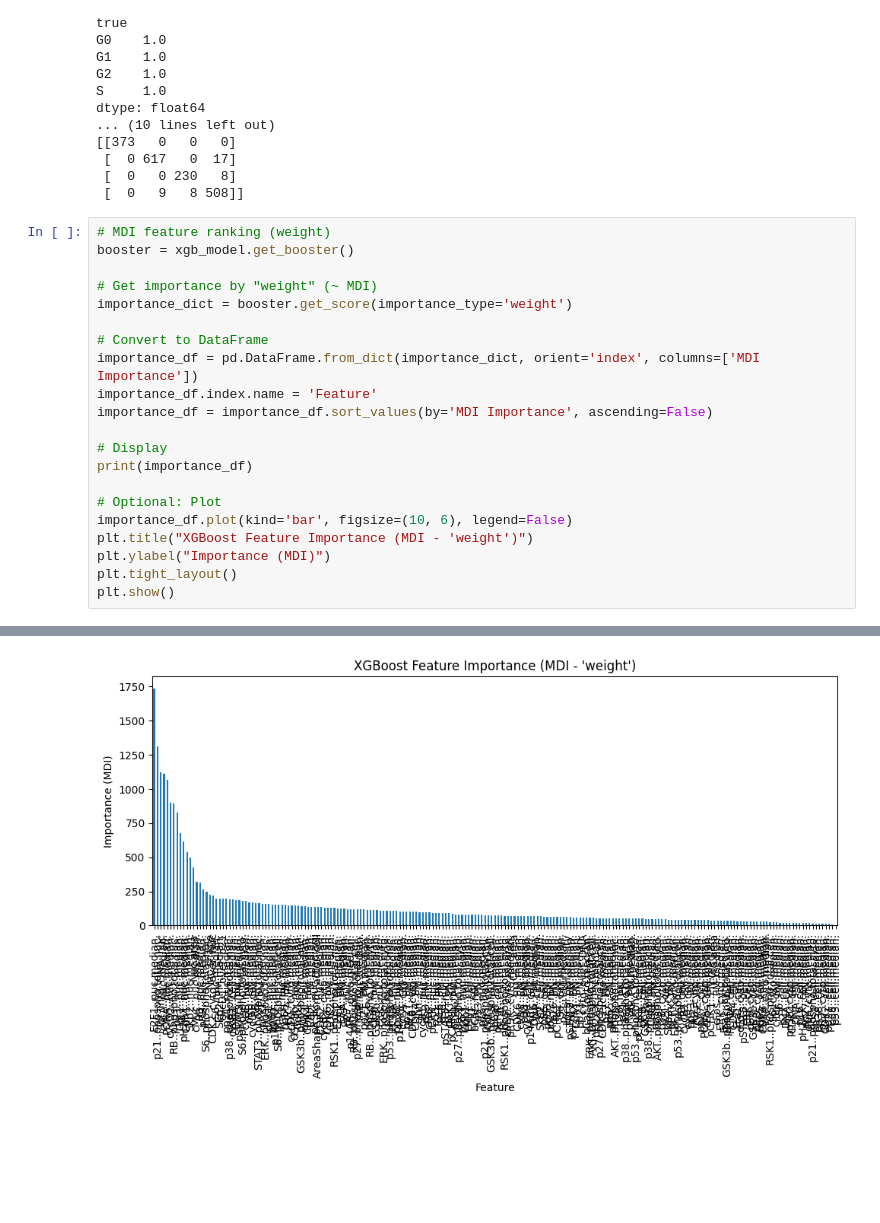
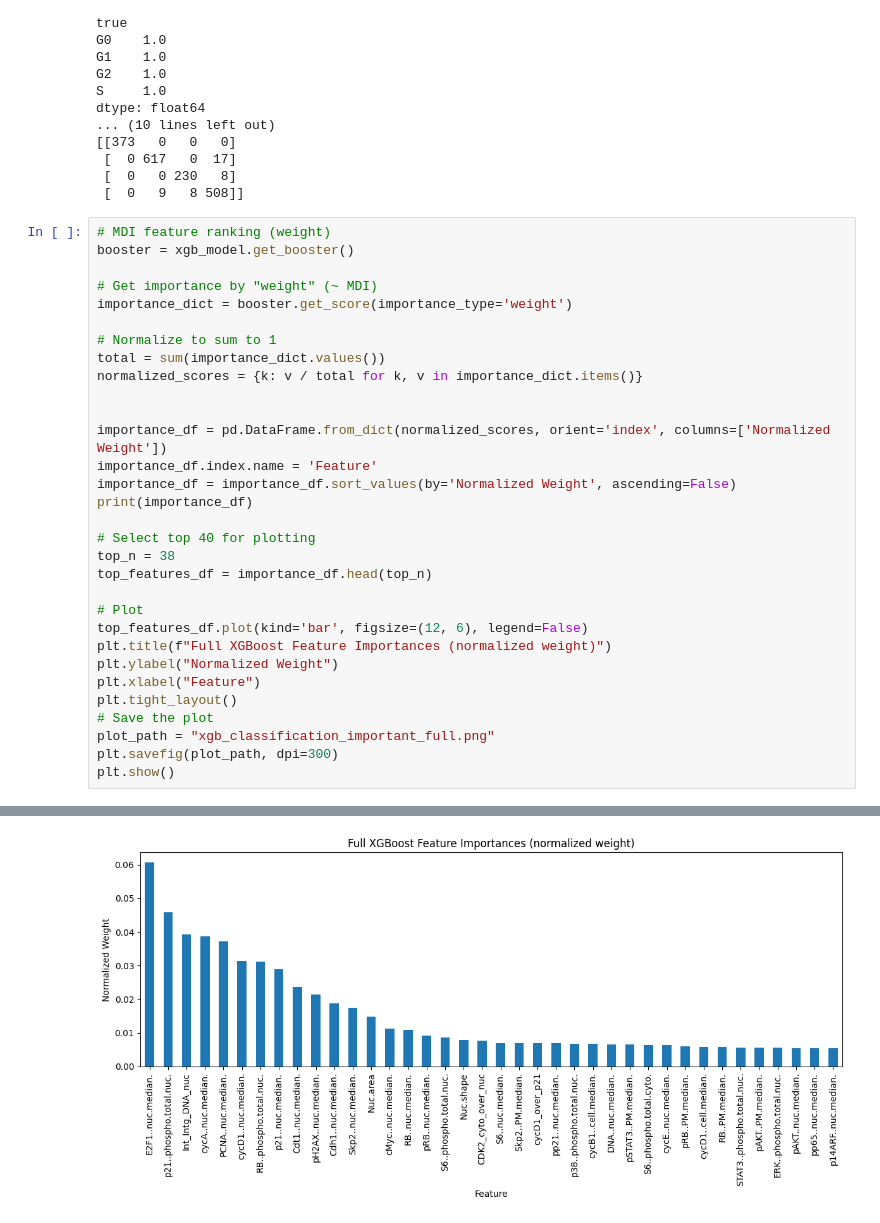
Before and after one commit to mariahgloehr/IICD, a Jupyter notebook: XGBoost/xgb_classification.ipynb, the cells around one changed output, grey strips where cells are left out. Drawn from its saved outputs; the diff is of its cells as text; blank space fills up the shorter version.

Commit message:
xgb feature importance bar charts

```diff
--- a/XGBoost/xgb_classification.ipynb
+++ b/XGBoost/xgb_classification.ipynb
@@ -128,18 +128,28 @@ booster = xgb_model.get_booster()
 # Get importance by "weight" (~ MDI)
 importance_dict = booster.get_score(importance_type='weight')
 
-# Convert to DataFrame
-importance_df = pd.DataFrame.from_dict(importance_dict, orient='index', columns=['MDI Importance'])
+# Normalize to sum to 1
+total = sum(importance_dict.values())
+normalized_scores = {k: v / total for k, v in importance_dict.items()}
+
+
+importance_df = pd.DataFrame.from_dict(normalized_scores, orient='index', columns=['Normalized Weight'])
 importance_df.index.name = 'Feature'
-importance_df = importance_df.sort_values(by='MDI Importance', ascending=False)
-
-# Display
+importance_df = importance_df.sort_values(by='Normalized Weight', ascending=False)
 print(importance_df)
 
-# Optional: Plot
-importance_df.plot(kind='bar', figsize=(10, 6), legend=False)
-plt.title("XGBoost Feature Importance (MDI - 'weight')")
-plt.ylabel("Importance (MDI)")
+# Select top 40 for plotting
+top_n = 38
+top_features_df = importance_df.head(top_n)
+
+# Plot
+top_features_df.plot(kind='bar', figsize=(12, 6), legend=False)
+plt.title(f"Full XGBoost Feature Importances (normalized weight)")
+plt.ylabel("Normalized Weight")
+plt.xlabel("Feature")
 plt.tight_layout()
+# Save the plot
+plot_path = "xgb_classification_important_full.png"
+plt.savefig(plot_path, dpi=300)
 plt.show()
 # %% [output]
@@ -159,3 +169,3 @@ p53..cell.median.                   4.0
 
 [209 rows x 1 columns]
-[figure, old version]
+[figure, new version]
```
Also changed, not shown: parts of 1 cell of this notebook, 8 other files.
